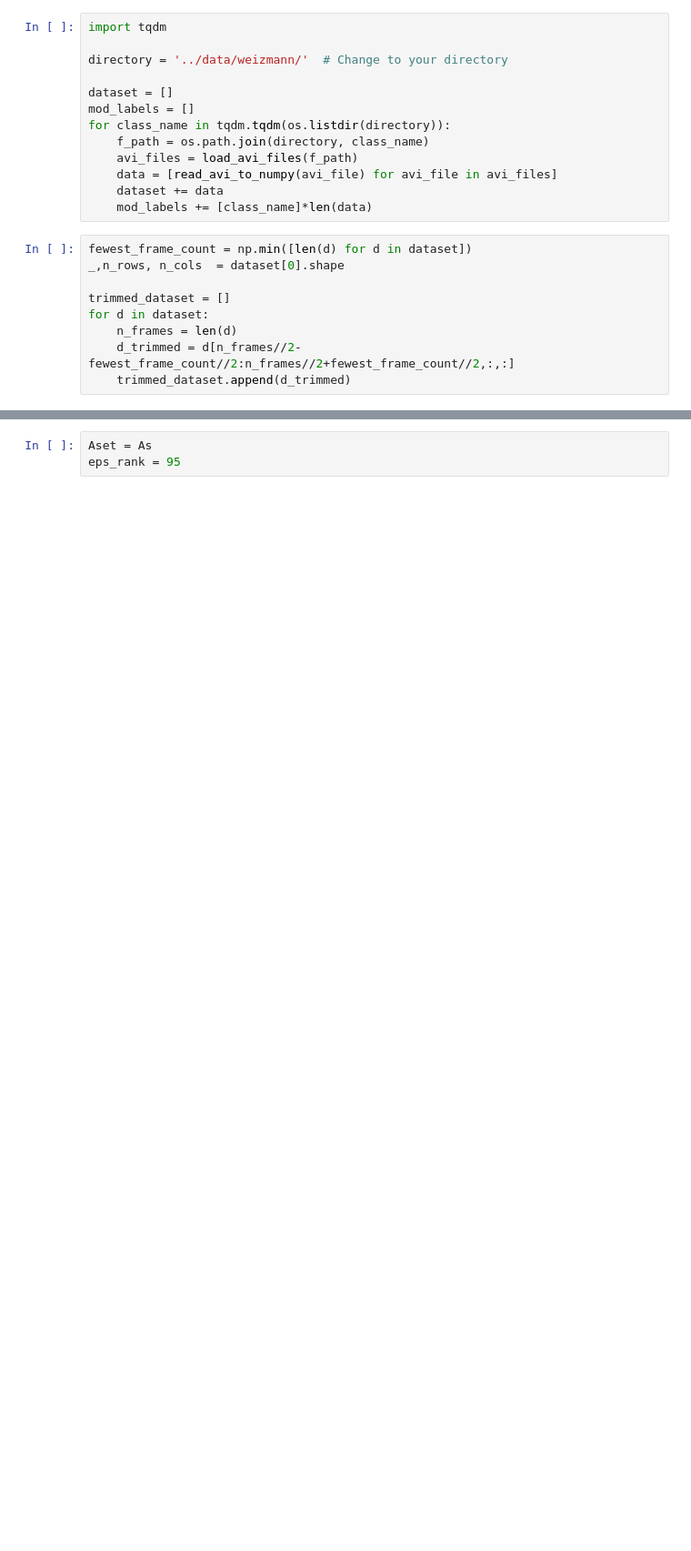
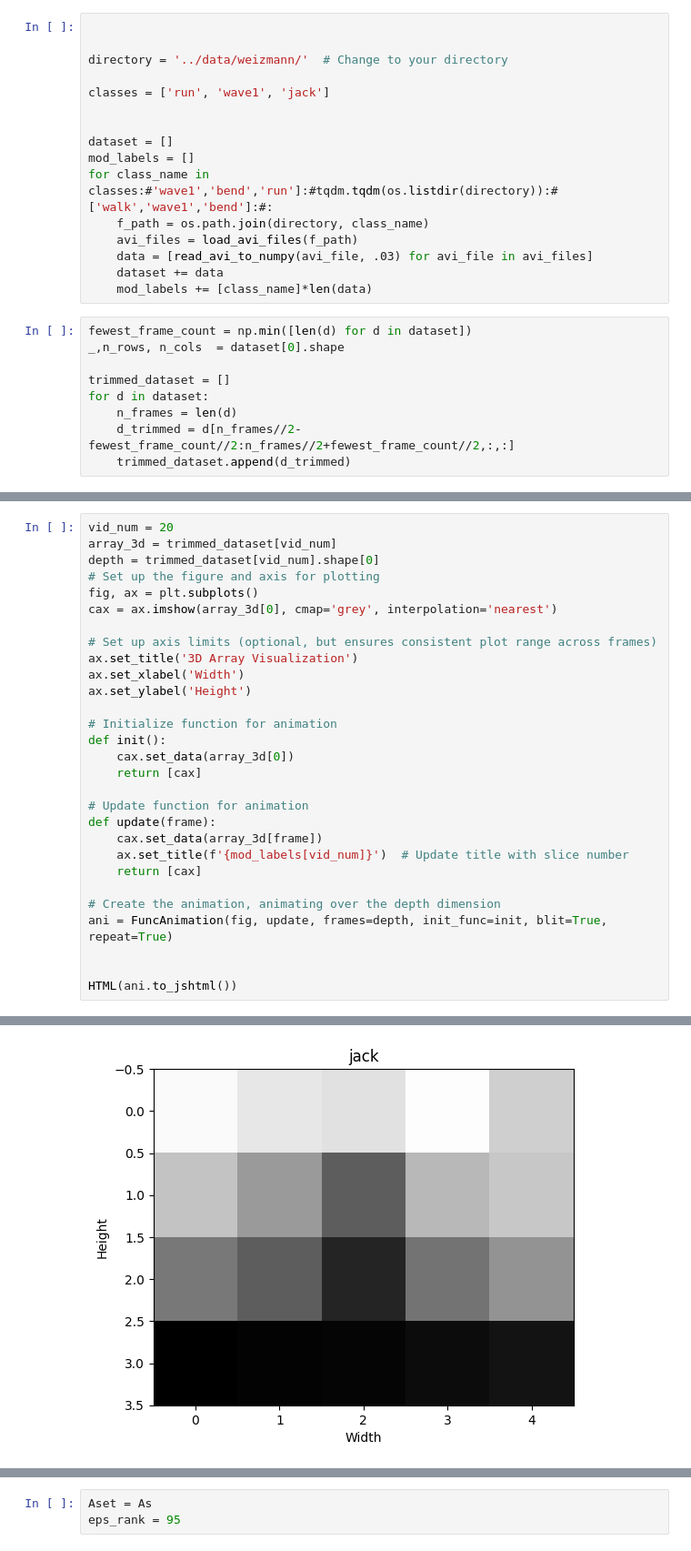
Before and after one commit to tolgabirdal/FlagManifoldsV3, a Jupyter notebook: python/weiszmann.ipynb, the cells around one changed output, grey strips where cells are left out. Shown at 91% size. Cells and saved outputs as stored; diff of their text form; blank space fills up the shorter version.

```diff
--- a/python/weiszmann.ipynb
+++ b/python/weiszmann.ipynb
@@ -36,14 +69,17 @@ def read_avi_to_numpy(file_path):
 # %%
-import tqdm
+
 
 directory = '../data/weizmann/'  # Change to your directory
 
+classes = ['run', 'wave1', 'jack']
+
+
 dataset = []
 mod_labels = []
-for class_name in tqdm.tqdm(os.listdir(directory)):
+for class_name in classes:#'wave1','bend','run']:#tqdm.tqdm(os.listdir(directory)):#['walk','wave1','bend']:#:
     f_path = os.path.join(directory, class_name)
     avi_files = load_avi_files(f_path)
-    data = [read_avi_to_numpy(avi_file) for avi_file in avi_files]
+    data = [read_avi_to_numpy(avi_file, .03) for avi_file in avi_files]
     dataset += data
     mod_labels += [class_name]*len(data)
 # %%
@@ -69,0 +94,30 @@ quarter_col = n_cols//4
+# %%
+vid_num = 20
+array_3d = trimmed_dataset[vid_num]
+depth = trimmed_dataset[vid_num].shape[0]
+# Set up the figure and axis for plotting
+fig, ax = plt.subplots()
+cax = ax.imshow(array_3d[0], cmap='grey', interpolation='nearest')
+
+# Set up axis limits (optional, but ensures consistent plot range across frames)
+ax.set_title('3D Array Visualization')
+ax.set_xlabel('Width')
+ax.set_ylabel('Height')
+
+# Initialize function for animation
+def init():
+    cax.set_data(array_3d[0])
+    return [cax]
+
+# Update function for animation
+def update(frame):
+    cax.set_data(array_3d[frame])
+    ax.set_title(f'{mod_labels[vid_num]}')  # Update title with slice number
+    return [cax]
+
+# Create the animation, animating over the depth dimension
+ani = FuncAnimation(fig, update, frames=depth, init_func=init, blit=True, repeat=True)
+
+
+HTML(ani.to_jshtml())
+# %% [output]
@@ -70,3 +125,4 @@ quarter_col = n_cols//4
+[figure, added]
 # %%
 center_row = n_rows//2
 center_col = n_cols//2
```
Also changed, not shown: parts of 22 cells of this notebook, 3 other files.
